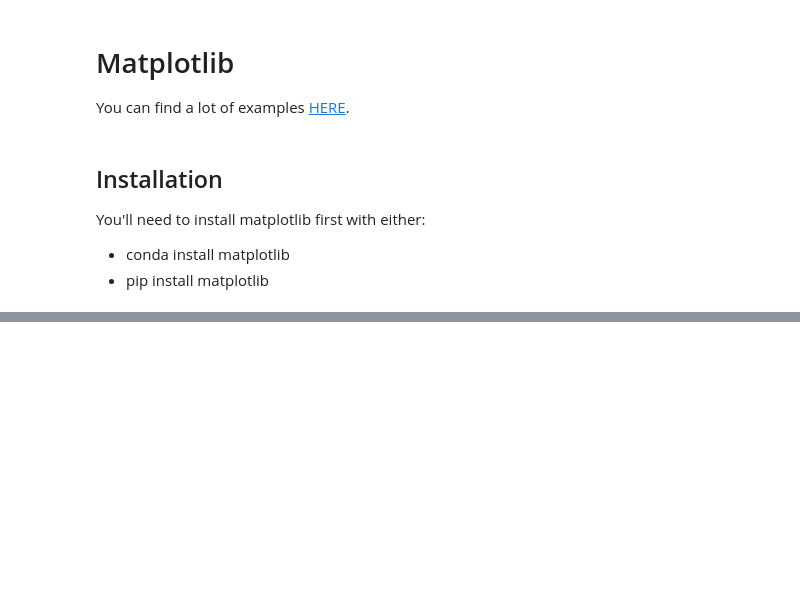
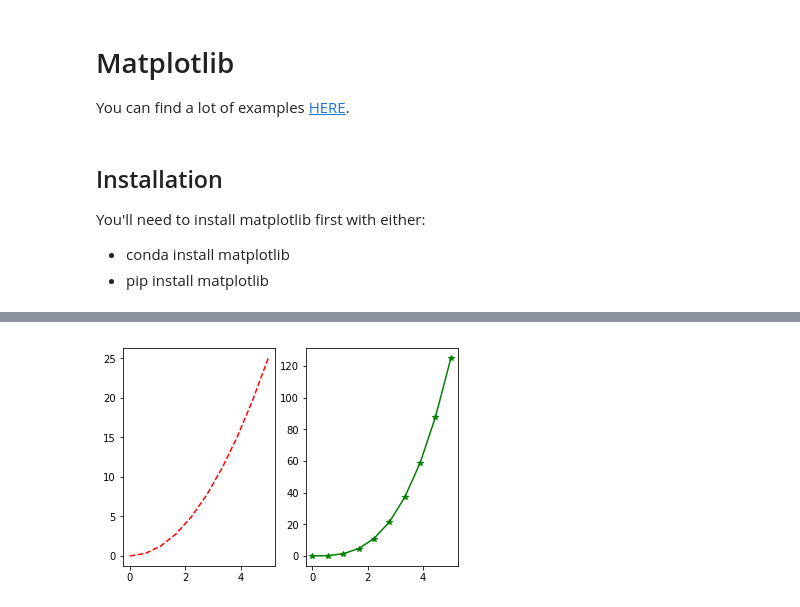
Before and after one commit to vafaei-ar/IEC2-2019, a Jupyter notebook: python/3-matplotlib.ipynb, the cells around one changed output, grey strips where cells are left out. Cells and saved outputs as stored; diff of their text form; code cells hidden in the pictures; blank space fills up the shorter version.

```diff
--- a/python/3-matplotlib.ipynb
+++ b/python/3-matplotlib.ipynb
@@ -25,6 +38,8 @@ plt.show()
 # %%
 # plt.subplot(nrows, ncols, plot_number)
 plt.subplot(1,2,1)
 plt.plot(x, y, 'r--') # More on color options later
 plt.subplot(1,2,2)
-plt.plot(y, x, 'g*-');
+plt.plot(x, x**3, 'g*-');
+# %% [output]
+[figure, added]
```
Also changed, not shown: parts of 20 cells of this notebook, 3 other files.
